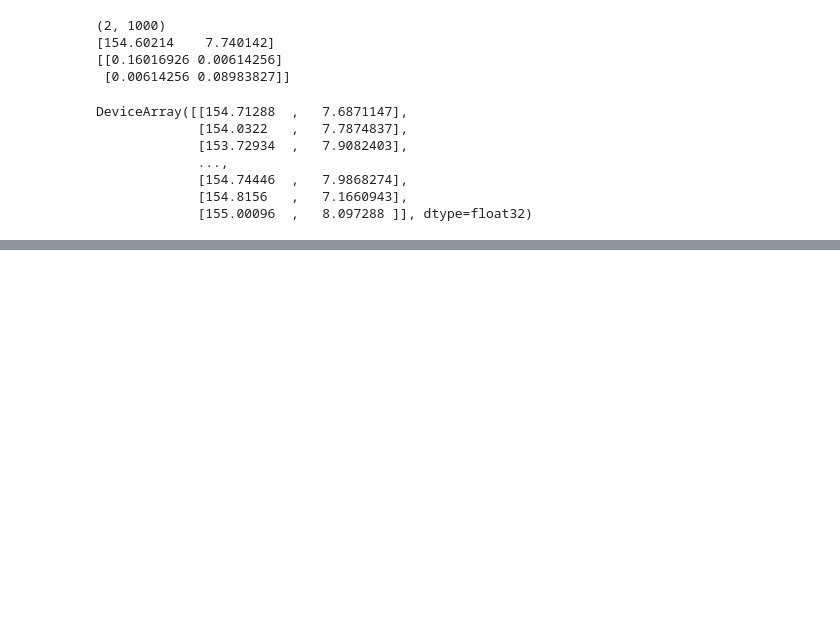
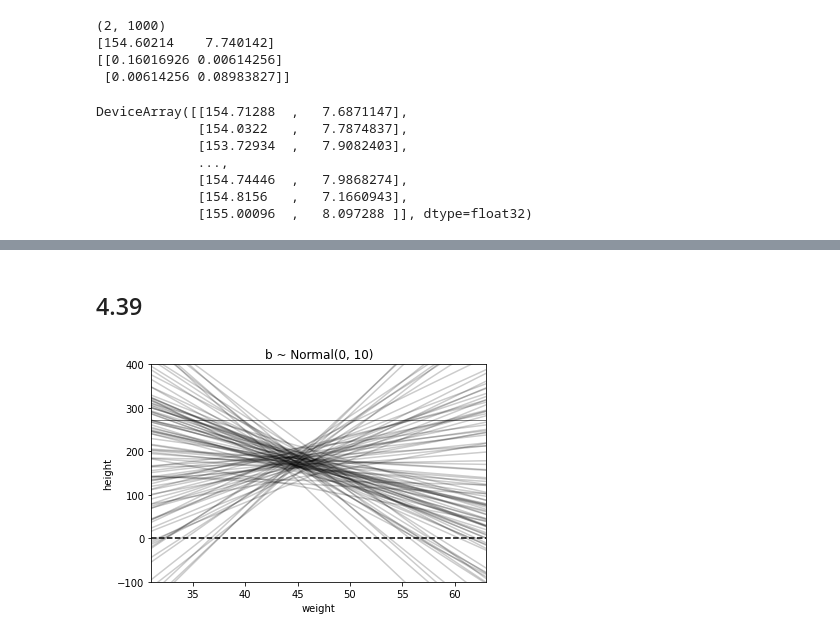
Before and after one commit to 8wgf3b/books, a Jupyter notebook: stat_rethink/Chap4.ipynb, the cells around one changed output, grey strips where cells are left out. Drawn from its saved outputs; the diff is of its cells as text; code cells hidden in the pictures; blank space fills up the shorter version.

```diff
--- a/stat_rethink/Chap4.ipynb
+++ b/stat_rethink/Chap4.ipynb
@@ -374,0 +401,6 @@ DeviceArray([[154.71288  ,   7.6871147],
+# %%
+with numpyro.handlers.seed(rng_seed=2971):
+    N = 100
+    a = numpyro.sample("a", dist.Normal(178, 20).expand([N]))
+    b = numpyro.sample("b", dist.Normal(0, 10).expand([N]))
+b
@@ -374,0 +425,21 @@ DeviceArray([[154.71288  ,   7.6871147],
+# %% [markdown]
+## 4.39
+# %%
+plt.subplot(
+    xlim=(d2.weight.min(), d2.weight.max()),
+    ylim=(-100, 400),
+    xlabel='weight',
+    ylabel='height'
+)
+
+plt.axhline(y=0, c="k", ls="--")
+plt.axhline(y=272, c="k", ls="-", lw=0.5)
+plt.title("b ~ Normal(0, 10)")
+xbar = d2.weight.mean()
+x = jnp.linspace(d2.weight.min(), d2.weight.max(), 101)
+
+for i in range(N):
+    plt.plot(x, a[i] + b[i] * (x - xbar), "k", alpha=0.2)
+plt.show()
+# %% [output]
+[figure, added]
```
Also changed, not shown: parts of 9 cells of this notebook.
